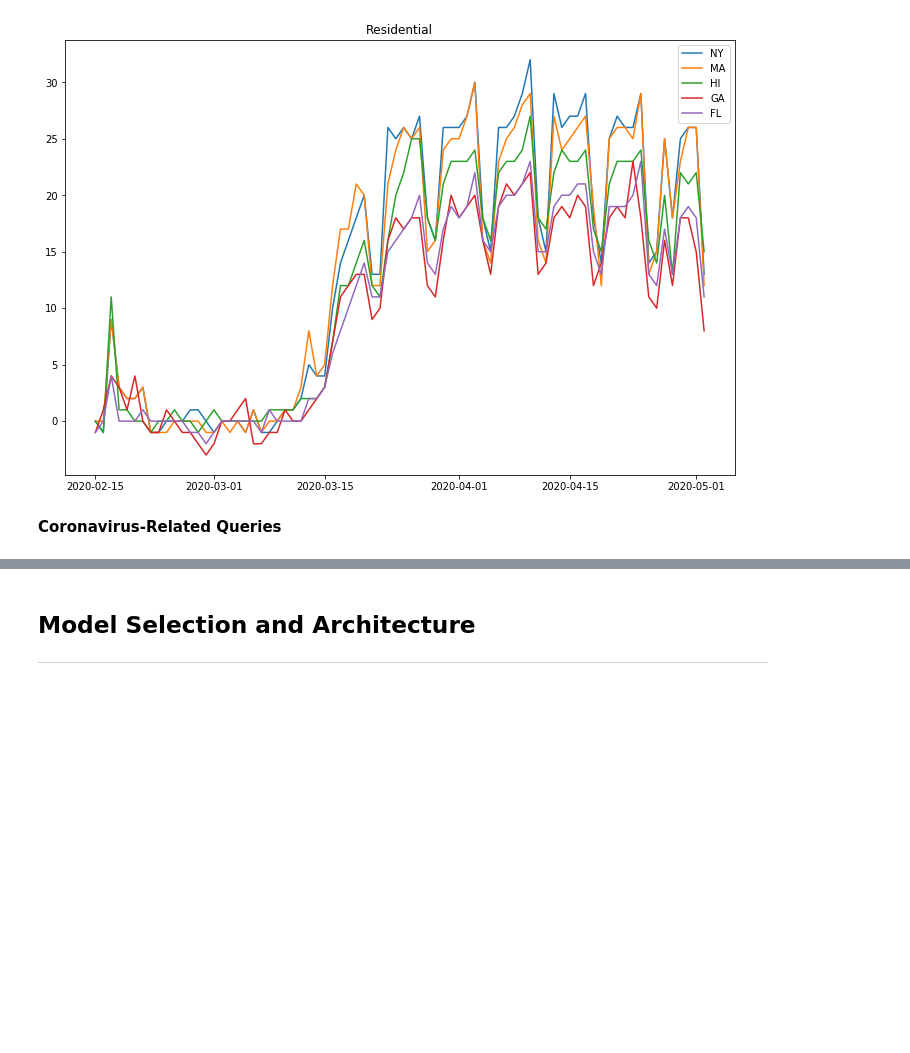
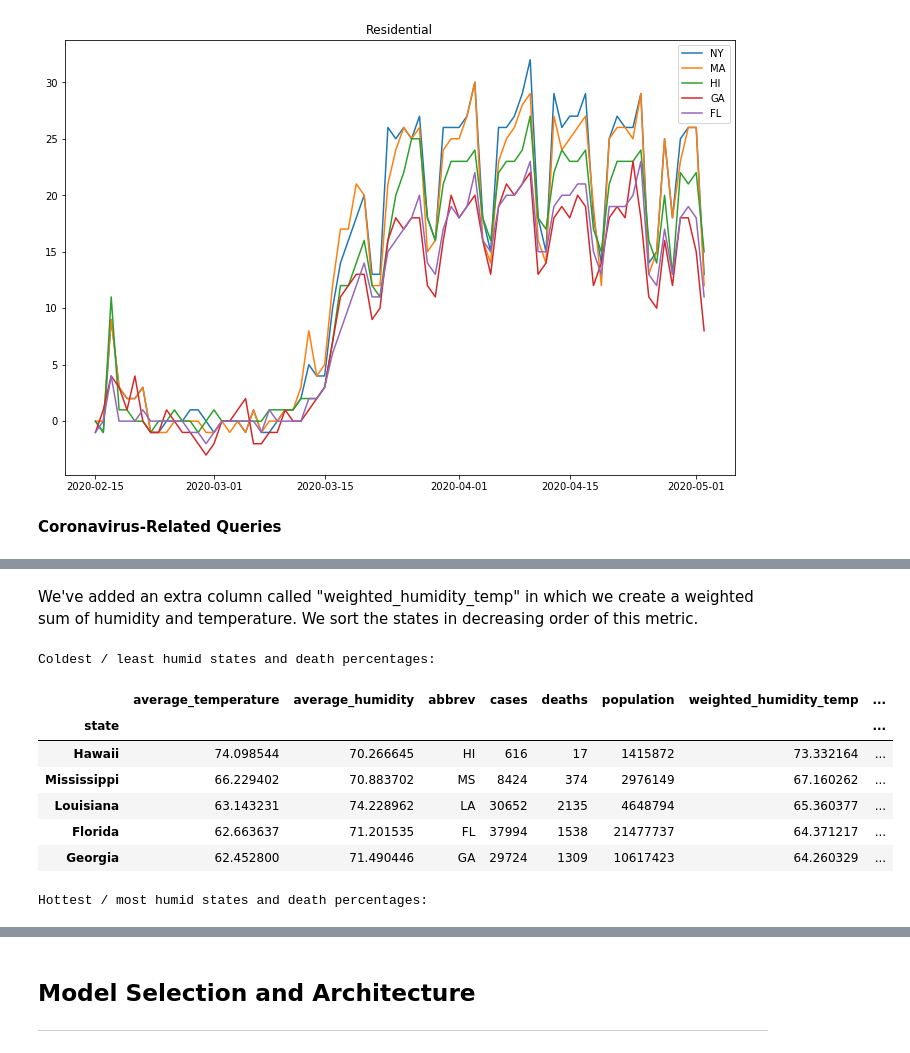
Before and after one commit to spotted-d/RNN_covid19_modeling, a Jupyter notebook: finalproject_group65.ipynb, the cells around one changed output, grey strips where cells are left out. Cells and saved outputs as stored; diff of their text form; code cells hidden in the pictures; blank space fills up the shorter version.

```diff
--- a/finalproject_group65.ipynb
+++ b/finalproject_group65.ipynb
@@ -162,0 +224,14 @@ for state in states:
+# %%
+# Merge reponse and weather data into one PD for ease of use.
+weather_cases = weather_df.merge(
+    response,
+    left_on=["abbrev", "date"],
+    right_on=["abbrev", "date"]
+).rename(
+    columns={"state_x": "state", "days_since_20200101_x": "days_since_20200101"}
+).drop(columns=["state_y", "days_since_20200101_y"]).merge(
+    states_population_data,
+    left_on="state",
+    right_on="state",
+).dropna(subset=["average_humidity"])
+weather_cases.head()
@@ -162,0 +267,18 @@ for state in states:
+# %% [markdown]
+We've added an extra column called "weighted_humidity_temp" in which we create a weighted sum of humidity and temperature. We sort the states in decreasing order of this metric.
+# %%
+print("Coldest / least humid states and death percentages:")
+display(states_by_avg_temp[states_by_avg_temp["abbrev"].isin(coldest_states)])
+
+print("Hottest / most humid states and death percentages:")
+display(states_by_avg_temp[states_by_avg_temp["abbrev"].isin(hottest_states)])
+# %% [output]
+Coldest / least humid states and death percentages:
+|  | average_temperature | average_humidity | abbrev | cases | deaths | population | weighted_humidity_temp | ... |
+| state |  |  |  |  |  |  |  | ... |
+| Hawaii | 74.098544 | 70.266645 | HI | 616 | 17 | 1415872 | 73.332164 | ... |
+| Mississippi | 66.229402 | 70.883702 | MS | 8424 | 374 | 2976149 | 67.160262 | ... |
+| Louisiana | 63.143231 | 74.228962 | LA | 30652 | 2135 | 4648794 | 65.360377 | ... |
+| Florida | 62.663637 | 71.201535 | FL | 37994 | 1538 | 21477737 | 64.371217 | ... |
+| Georgia | 62.452800 | 71.490446 | GA | 29724 | 1309 | 10617423 | 64.260329 | ... |
+Hottest / most humid states and death percentages:
```
Also changed, not shown: parts of 15 cells of this notebook.
